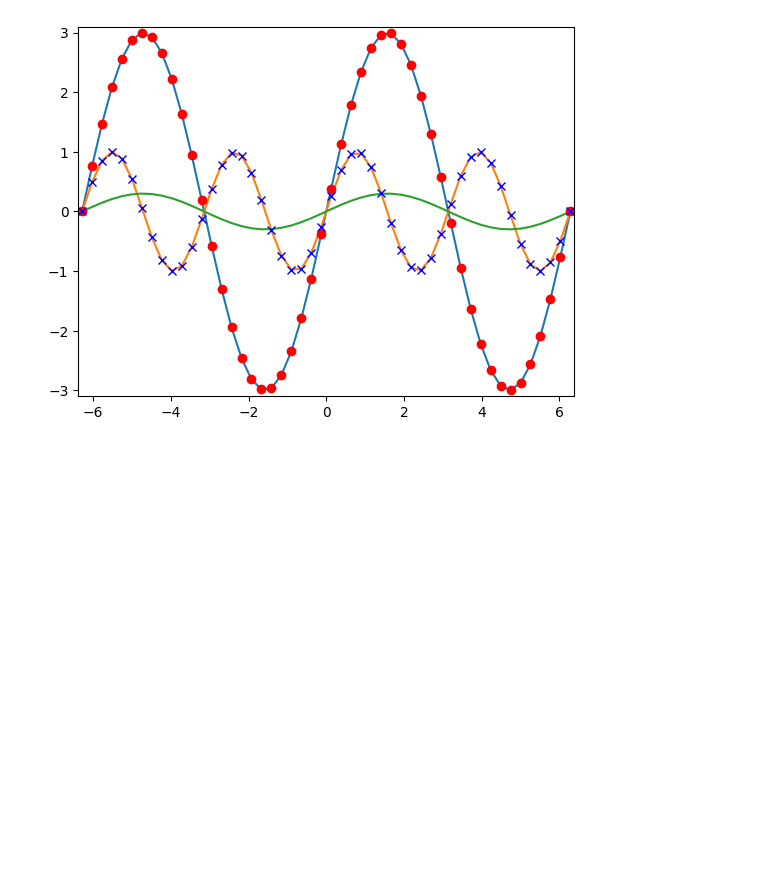
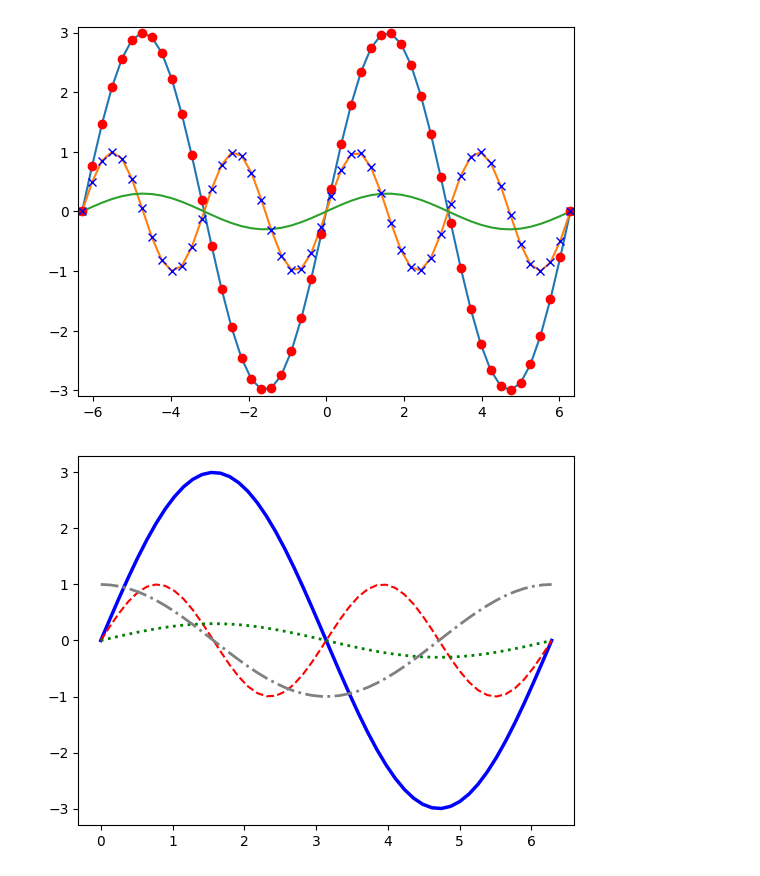
Before and after one commit to harmkenn/Python-Workbooks, a Jupyter notebook: python-course.eu/E_PC13_MatPlotLib.ipynb, the cells around one changed output. Cells and saved outputs as stored; diff of their text form; code cells hidden in the pictures; blank space fills up the shorter version.

```diff
--- a/python-course.eu/E_PC13_MatPlotLib.ipynb
+++ b/python-course.eu/E_PC13_MatPlotLib.ipynb
@@ -35,3 +35,21 @@ ax.plot(X, F1, 'ro', X, F2, 'bx')
 plt.show()
 # %% [output]
 [figure]
+# %%
+import numpy as np
+import matplotlib.pyplot as plt
+
+X = np.linspace(0, 2 * np.pi, 50, endpoint=True)
+F1 = 3 * np.sin(X)
+F2 = np.sin(2*X)
+F3 = 0.3 * np.sin(X)
+F4 = np.cos(X)
+
+fig, ax = plt.subplots()
+ax.plot(X, F1, color="blue", linewidth=2.5, linestyle="-")
+ax.plot(X, F2, color="red", linewidth=1.5, linestyle="--")
+ax.plot(X, F3, color="green", linewidth=2, linestyle=":")
+ax.plot(X, F4, color="grey", linewidth=2, linestyle="-.")
+plt.show()
+# %% [output]
+[figure, added]
```
Also changed, not shown: parts of 4 cells of this notebook.
